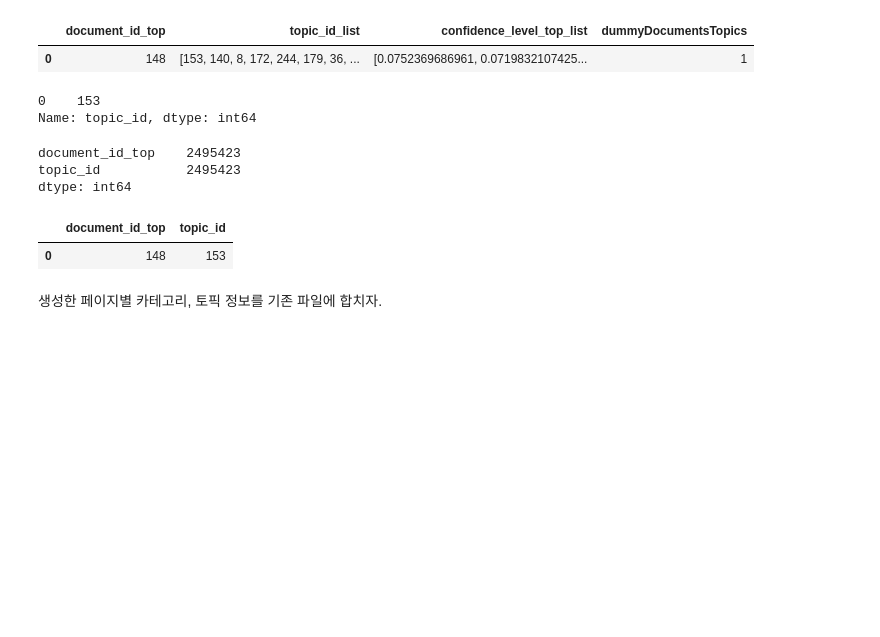
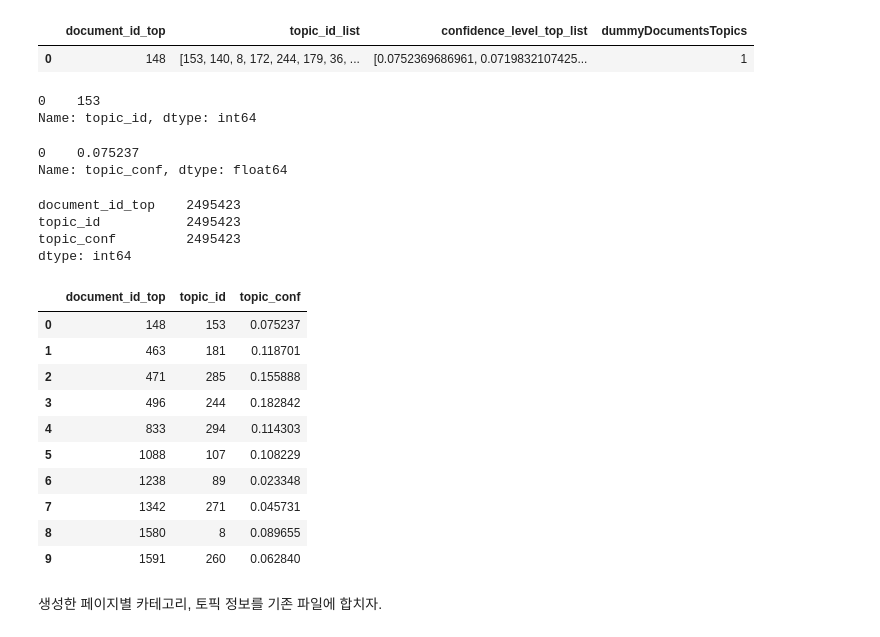
Before and after one commit to line-capstone/Projects, a Jupyter notebook: Codes/[CS]Feature Engineering_04_One Hot Encoding in PySpark & Missing Value Imputation.ipynb, the cells around one changed output. Cells and saved outputs as stored; diff of their text form; code cells hidden in the pictures; blank space fills up the shorter version.

```diff
--- a/Codes/[CS]Feature Engineering_04_One Hot Encoding in PySpark & Missing Value Imputation.ipynb
+++ b/Codes/[CS]Feature Engineering_04_One Hot Encoding in PySpark & Missing Value Imputation.ipynb
@@ -759,23 +763,40 @@ documents_topics_grouped_df_pandas.head(1)
 # %%
 documents_topics_new = pd.DataFrame(documents_topics_grouped_df_pandas.topic_id_list.tolist(), columns=['topic_id', '','','','','','','','','','','','','','','','','','','','','','','','','','','',
                                                                                                        '','','','','','','','','','',''])
+documents_topics_new2 = pd.DataFrame(documents_topics_grouped_df_pandas.confidence_level_top_list.tolist(), columns=['topic_conf', '','','','','','','','','','','','','','','','','','','','','','','','','','','',
+                                                                                                       '','','','','','','','','','',''])
 documents_topics_new = documents_topics_new['topic_id']
+documents_topics_new2 = documents_topics_new2['topic_conf']
+
 documents_topics_new.head(1)
+documents_topics_new2.head(1)
 # %% [output]
 0    153
 Name: topic_id, dtype: int64
+0    0.075237
+Name: topic_conf, dtype: float64
 # %%
-documents_topics_grouped_df_pandas = pd.concat([documents_topics_grouped_df_pandas, documents_topics_new], axis = 1)
-documents_topics_grouped_df_pandas = documents_topics_grouped_df_pandas[['document_id_top', 'topic_id']]
+documents_topics_grouped_df_pandas = pd.concat([documents_topics_grouped_df_pandas, documents_topics_new, documents_topics_new2], axis = 1)
+documents_topics_grouped_df_pandas = documents_topics_grouped_df_pandas[['document_id_top', 'topic_id', 'topic_conf']]
 # %%
 documents_topics_grouped_df_pandas.count()
-documents_topics_grouped_df_pandas.head(1)
+documents_topics_grouped_df_pandas.head(10)
 # %% [output]
 document_id_top    2495423
 topic_id           2495423
+topic_conf         2495423
 dtype: int64
-|  | document_id_top | topic_id |
-| 0 | 148 | 153 |
+|  | document_id_top | topic_id | topic_conf |
+| 0 | 148 | 153 | 0.075237 |
+| 1 | 463 | 181 | 0.118701 |
+| 2 | 471 | 285 | 0.155888 |
+| 3 | 496 | 244 | 0.182842 |
+| 4 | 833 | 294 | 0.114303 |
+| 5 | 1088 | 107 | 0.108229 |
+| 6 | 1238 | 89 | 0.023348 |
+| 7 | 1342 | 271 | 0.045731 |
+| 8 | 1580 | 8 | 0.089655 |
+| 9 | 1591 | 260 | 0.062840 |
 # %% [markdown]
 생성한 페이지별 카테고리, 토픽 정보를 기존 파일에 합치자.
 # %%
```
Also changed, not shown: parts of 58 cells of this notebook.
